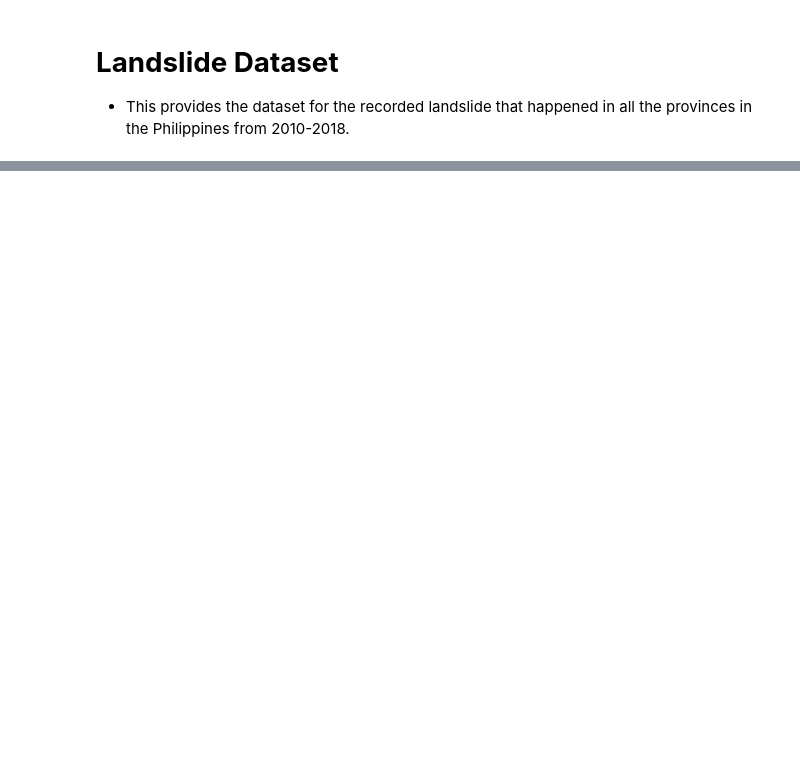
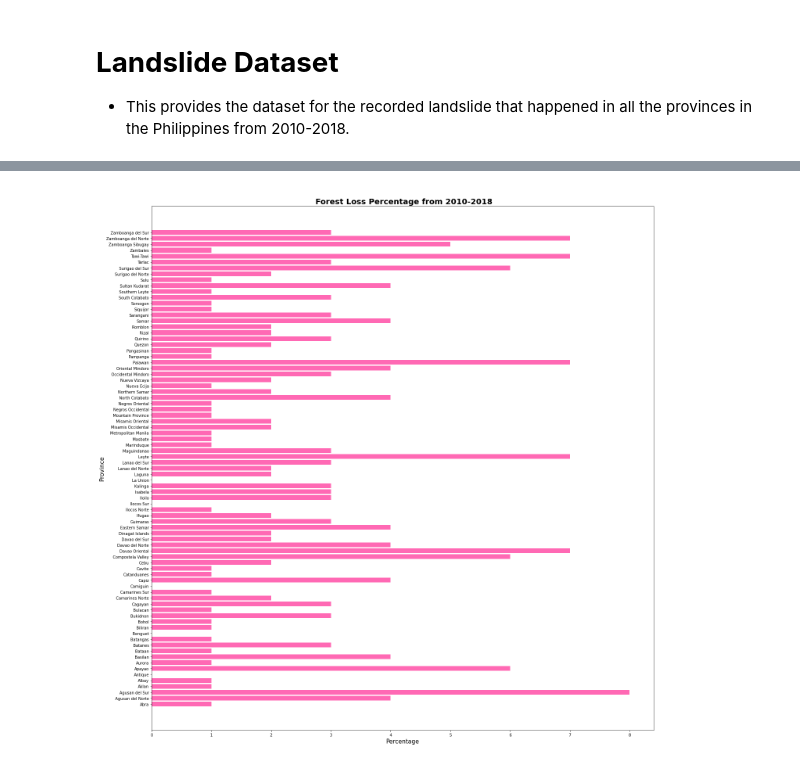
Before and after one commit to AlexDiata/ITBA_3205_Eart-Benders, a Jupyter notebook: Codes/LandSlideRisk.ipynb, the cells around one changed output, grey strips where cells are left out. Saved outputs shown, nothing was run; the diff lists cells and outputs as text; code cells hidden in the pictures; blank space fills up the shorter version.

Commit message:
Merge Dataframes for Regression

```diff
--- a/Codes/LandSlideRisk.ipynb
+++ b/Codes/LandSlideRisk.ipynb
@@ -86,11 +91,13 @@ display(df)
 
 *   This provides the dataset for the recorded landslide that happened in all the provinces in the Philippines from 2010-2018.
 # %%
-plt.rcParams["figure.figsize"] = [20, 12]
-plt.rcParams["figure.autolayout"] = True
+#plt.rcParams["figure.figsize"] = [20, 12]
+#plt.rcParams["figure.autolayout"] = True
 
 fig, ax = plt.subplots()
-df['admin_division_name'].value_counts().plot(ax=ax, kind='bar', xlabel='Province', ylabel='Frequency')
-
+df = df.rename(columns = {'admin_division_name':'Administrative area'}, inplace = False)
+df['Administrative area'].value_counts().plot(ax=ax, kind='bar', xlabel='Province', ylabel='Frequency')
+df = pan.crosstab(index=df["Administrative area"], columns="count")
+display(df)
 plt.show()
 # %% [output]
@@ -97,0 +125,10 @@ plt.show()
+# %%
+#Dataframe
+url = 'https://raw.githubusercontent.com/AlexDiata/ITBA_3205_Eart-Benders/main/DATASET/Tree%20cover%20data%20for%20subnational%20administrative%20areas%20in%20Philippines.csv'
+df2 = pan.read_csv(url)
+#Dropping of columns that have irrelevant data
+to_drop2 = ['Total','Tree cover','% cover','Loss',
+           '% loss','Avg loss/year','Loss 2001-2010','loss','Avg loss/year 2001-2010',
+           'Loss 2011-2018','Avg loss/year 2011-2018',]
+new_df2 = df2.drop(to_drop2, inplace=True, axis=1)
+display(df2)
@@ -97,0 +155,8 @@ plt.show()
+# %%
+#Filling Nan/Na Cell
+df2 = df2.fillna(0)
+df2.drop(df2.head(2).index,inplace=True)
+df2.drop(df2.tail(2).index,inplace=True)
+df2['loss.1'] = df2['loss.1'].str.replace(r'\D', '').astype(int)
+
+display(df2)
@@ -97,0 +177,19 @@ plt.show()
+# %%
+#Visualization
+#getting all values from the dataframe/csv
+Province = df2["Administrative area"]
+Loss_Percentage = df2["loss.1"]
+
+#changing the size of the entire graph
+f = plt.figure()
+f.set_figwidth(20)
+f.set_figheight(20)
+
+#Creating plots
+plt.title("\n Forest Loss Percentage from 2010-2018", fontweight="bold", fontsize=20)
+plt.xlabel("Percentage", fontsize=15)
+plt.ylabel("Province", fontsize=15)
+plt.barh(Province, Loss_Percentage, color="hotpink")
+plt.show()
+# %% [output]
+[figure, added]
```
Also changed, not shown: parts of 7 cells of this notebook.
